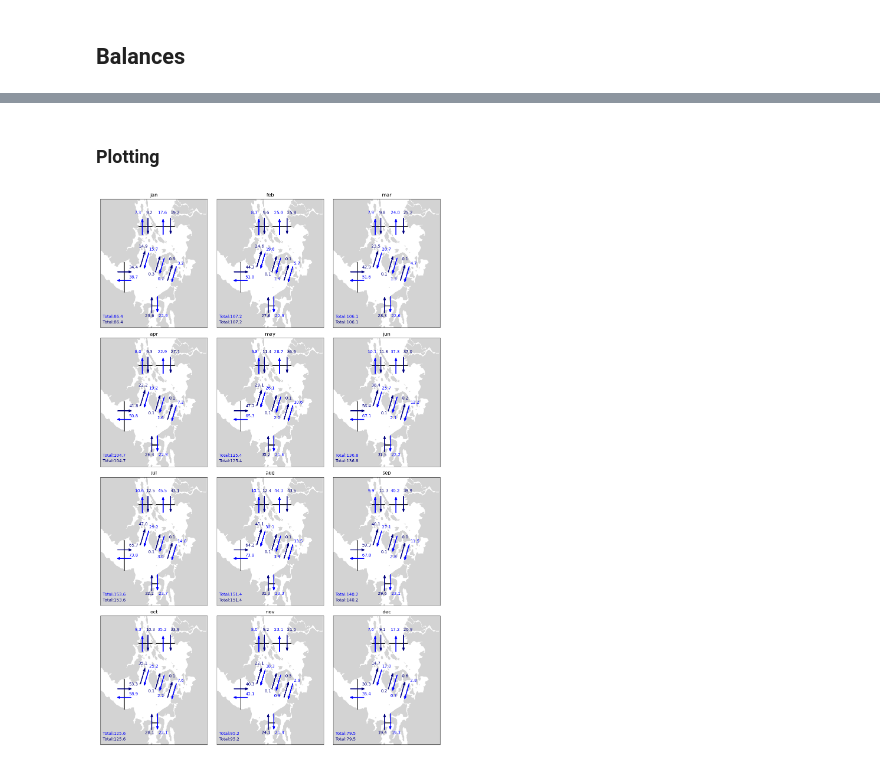
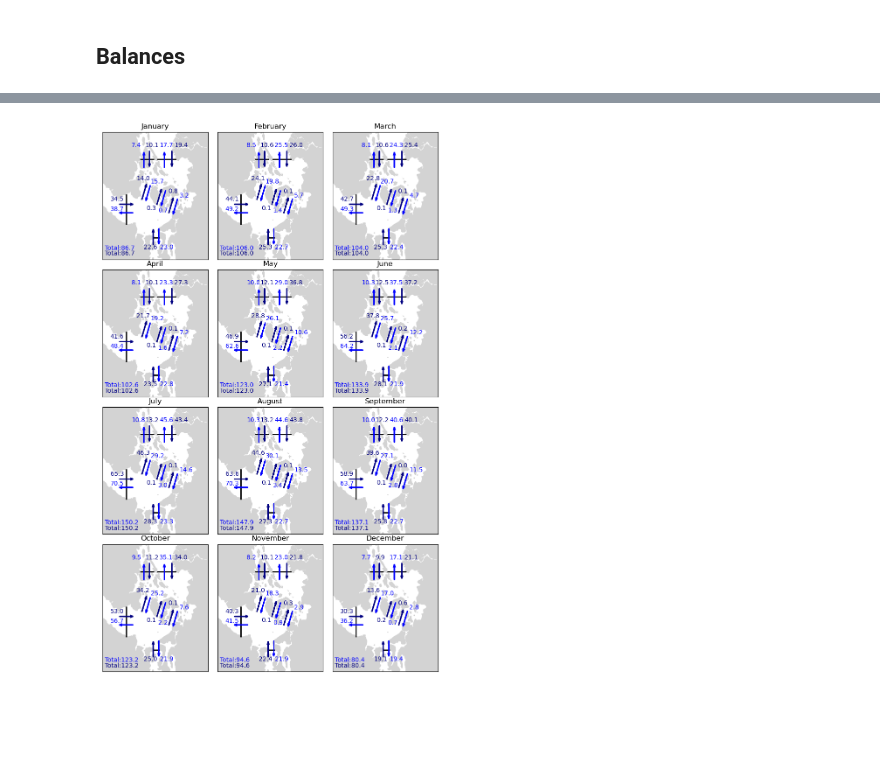
Before and after one commit to SalishSeaCast/analysis-camryn, a Jupyter notebook: Ariane/calculate_balances_avg.ipynb, the cells around one changed output, grey strips where cells are left out. Saved outputs shown, nothing was run; the diff lists cells and outputs as text; code cells hidden in the pictures; blank space fills up the shorter version.

```diff
--- a/Ariane/calculate_balances_avg.ipynb
+++ b/Ariane/calculate_balances_avg.ipynb
@@ -122,7 +122,7 @@ warnings.filterwarnings('ignore', category=RuntimeWarning)
 
 # files = ['forpr_ros3','forpr_haro3','forvs_haro3']
 files = ['forpr_sjc3','forgulf_sjc3','forvs_sjc3','foradm_sjc3','forpr_ros3','forgulf_ros3','forvs_ros3','foradm_ros3',
-         'forpr_haro3','forgulf_haro3','forvs_haro3','foradm_haro3']
+         'forpr_haro3','forgulf_haro3','forvs_haro3','foradm_haro32'] # Update config for foradm_haro
 namen = ['datafvs']
 
 starttime = 1
@@ -330,17 +313,18 @@ leave_total = np.zeros_like(vstoadm_haro_avg)
 ent_total = np.zeros_like(vstoadm_haro_avg)
 
 for i in range(12):
-    leave_vic[i] = np.sum([np.mean([vstoadm_sjc_avg.Transport[i] ,vstoadm_haro_avg.Transport[i] ,vstoadm_ros_avg.Transport[i] ]),vstopr_ros_avg.Transport[i],vstogulf_ros_avg.Transport[i],vstopr_haro_avg.Transport[i],vstogulf_haro_avg.Transport[i],vstopr_sjc_avg.Transport[i],vstogulf_sjc_avg.Transport[i]])
-    ent_vic[i] = np.sum([np.mean([admtovs_sjc_avg.Transport[i] ,admtovs_haro_avg.Transport[i] ,admtovs_ros_avg.Transport[i] ]),prtovs_ros_avg.Transport[i],gulftovs_ros_avg.Transport[i],prtovs_haro_avg.Transport[i],gulftovs_haro_avg.Transport[i],prtovs_sjc_avg.Transport[i],gulftovs_sjc_avg.Transport[i]])
+    leave_vic[i] = np.sum([vstoadm_haro_avg.Transport[i],vstopr_ros_avg.Transport[i],vstogulf_ros_avg.Transport[i],vstopr_haro_avg.Transport[i],vstogulf_haro_avg.Transport[i],vstopr_sjc_avg.Transport[i],vstogulf_sjc_avg.Transport[i]])
+    ent_vic[i] = np.sum([admtovs_haro_avg.Transport[i],prtovs_ros_avg.Transport[i],gulftovs_ros_avg.Transport[i],prtovs_haro_avg.Transport[i],gulftovs_haro_avg.Transport[i],prtovs_sjc_avg.Transport[i],gulftovs_sjc_avg.Transport[i]])
 
-    leave_adm[i] = np.sum([np.mean([admtovs_sjc_avg.Transport[i] ,admtovs_haro_avg.Transport[i] ,admtovs_ros_avg.Transport[i] ]),admtopr_ros_avg.Transport[i],admtogulf_ros_avg.Transport[i],admtopr_haro_avg.Transport[i],admtogulf_haro_avg.Transport[i],admtopr_sjc_avg.Transport[i],admtogulf_sjc_avg.Transport[i]])
-    ent_adm[i] = np.sum([np.mean([vstoadm_sjc_avg.Transport[i] ,vstoadm_haro_avg.Transport[i] ,vstoadm_ros_avg.Transport[i] ]),prtoadm_ros_avg.Transport[i],gulftoadm_ros_avg.Transport[i],prtoadm_haro_avg.Transport[i],gulftoadm_haro_avg.Transport[i],prtoadm_sjc_avg.Transport[i],gulftoadm_sjc_avg.Transport[i]])
+    leave_adm[i] = np.sum([admtovs_haro_avg.Transport[i],admtopr_ros_avg.Transport[i],admtogulf_ros_avg.Transport[i],admtopr_haro_avg.Transport[i],admtogulf_haro_avg.Transport[i],admtopr_sjc_avg.Transport[i],admtogulf_sjc_avg.Transport[i]])
+    # leave_adm[i] = np.sum([np.mean([admtovs_sjc_avg.Transport[i] ,admtovs_ros_avg.Transport[i] ]),admtopr_ros_avg.Transport[i],admtogulf_ros_avg.Transport[i],admtopr_haro_avg.Transport[i],admtogulf_haro_avg.Transport[i],admtopr_sjc_avg.Transport[i],admtogulf_sjc_avg.Transport[i]])
+    ent_adm[i] = np.sum([vstoadm_haro_avg.Transport[i],prtoadm_ros_avg.Transport[i],gulftoadm_ros_avg.Transport[i],prtoadm_haro_avg.Transport[i],gulftoadm_haro_avg.Transport[i],prtoadm_sjc_avg.Transport[i],gulftoadm_sjc_avg.Transport[i]])
 
-    leave_pr[i] = np.sum([np.mean([prtogulf_sjc_avg.Transport[i] ,prtogulf_haro_avg.Transport[i] ,prtogulf_ros_avg.Transport[i] ]),prtoadm_ros_avg.Transport[i],prtovs_ros_avg.Transport[i],prtoadm_haro_avg.Transport[i],prtovs_haro_avg.Transport[i],prtoadm_sjc_avg.Transport[i],prtovs_sjc_avg.Transport[i]])
-    ent_pr[i] = np.sum([np.mean([gulftopr_sjc_avg.Transport[i] ,gulftopr_haro_avg.Transport[i] ,gulftopr_ros_avg.Transport[i] ]),admtopr_ros_avg.Transport[i],vstopr_ros_avg.Transport[i],admtopr_haro_avg.Transport[i],vstopr_haro_avg.Transport[i],admtopr_sjc_avg.Transport[i],vstopr_sjc_avg.Transport[i]])
+    leave_pr[i] = np.sum([prtogulf_haro_avg.Transport[i],prtoadm_ros_avg.Transport[i],prtovs_ros_avg.Transport[i],prtoadm_haro_avg.Transport[i],prtovs_haro_avg.Transport[i],prtoadm_sjc_avg.Transport[i],prtovs_sjc_avg.Transport[i]])
+    ent_pr[i] = np.sum([gulftopr_haro_avg.Transport[i],admtopr_ros_avg.Transport[i],vstopr_ros_avg.Transport[i],admtopr_haro_avg.Transport[i],vstopr_haro_avg.Transport[i],admtopr_sjc_avg.Transport[i],vstopr_sjc_avg.Transport[i]])
 
-    leave_gulf[i] = np.sum([np.mean([gulftopr_sjc_avg.Transport[i] ,gulftopr_haro_avg.Transport[i] ,gulftopr_ros_avg.Transport[i] ]),gulftoadm_ros_avg.Transport[i],gulftovs_ros_avg.Transport[i],gulftoadm_haro_avg.Transport[i],gulftovs_haro_avg.Transport[i],gulftoadm_sjc_avg.Transport[i],gulftovs_sjc_avg.Transport[i]])
-    ent_gulf[i] = np.sum([np.mean([prtogulf_sjc_avg.Transport[i] ,prtogulf_haro_avg.Transport[i] ,prtogulf_ros_avg.Transport[i] ]),admtogulf_ros_avg.Transport[i],vstogulf_ros_avg.Transport[i],admtogulf_haro_avg.Transport[i],vstogulf_haro_avg.Transport[i],admtogulf_sjc_avg.Transport[i],vstogulf_sjc_avg.Transport[i]])
+    leave_gulf[i] = np.sum([gulftopr_haro_avg.Transport[i],gulftoadm_ros_avg.Transport[i],gulftovs_ros_avg.Transport[i],gulftoadm_haro_avg.Transport[i],gulftovs_haro_avg.Transport[i],gulftoadm_sjc_avg.Transport[i],gulftovs_sjc_avg.Transport[i]])
+    ent_gulf[i] = np.sum([prtogulf_haro_avg.Transport[i],admtogulf_ros_avg.Transport[i],vstogulf_ros_avg.Transport[i],admtogulf_haro_avg.Transport[i],vstogulf_haro_avg.Transport[i],admtogulf_sjc_avg.Transport[i],vstogulf_sjc_avg.Transport[i]])
 
     leave_total[i] = np.sum([leave_vic[i],leave_pr[i],leave_adm[i],leave_gulf[i]])
     ent_total[i] = np.sum([ent_vic[i],ent_pr[i],ent_adm[i],ent_gulf[i]])
@@ -415,5 +399,3 @@ print(total)
-# %% [markdown]
-### Plotting
 # %%
 vs_y = np.arange(233,303,1)
 vs_x = np.linspace(177,177,len(vs_y))
@@ -424,11 +406,11 @@ pr_y = np.linspace(386,386,len(pr_x))
 gulf_x = np.arange(216,251,1)
 gulf_y = np.linspace(386,386,len(gulf_x))
 
-months = ['jan','feb','mar','apr','may','jun','jul','aug','sep','oct','nov','dec']
+months = ['January','February','March','April','May','June','July','August','September','October','November','December']
 lw = 2
 
 subdomain = [114, 397, 150, 450]
-fig,[[ax1,ax2,ax3],[ax4,ax5,ax6],[ax7,ax8,ax9],[ax10,ax11,ax12]] = plt.subplots(4,3,figsize=(18, 24))
+fig,[[ax1,ax2,ax3],[ax4,ax5,ax6],[ax7,ax8,ax9],[ax10,ax11,ax12]] = plt.subplots(4,3,figsize=(12, 16))
 
 for ii,ax in enumerate([ax1,ax2,ax3,ax4,ax5,ax6,ax7,ax8,ax9,ax10,ax11,ax12]):
     for attr, color in zip(['contourf', 'contour'], ['lightgray', 'lightgrey']):
@@ -448,53 +430,53 @@ for ii,ax in enumerate([ax1,ax2,ax3,ax4,ax5,ax6,ax7,ax8,ax9,ax10,ax11,ax12]):
     ax.plot(gulf_x,gulf_y,color='k',lw=2)
 
     #VicSill arrows
-    ax.text(190, 288, '{:.1f}'.format(float(np.round(leave_vic[ii] / 1000, 1))),color='navy')
-    ax.text(190, 265, '{:.1f}'.format(float(np.round(ent_vic[ii] / 1000, 1))),color='blue')
+    ax.text(135, 288, '{:.1f}'.format(float(np.round(leave_vic[ii] / 1000, 1))),color='navy')
+    ax.text(135, 265, '{:.1f}'.format(float(np.round(ent_vic[ii] / 1000, 1))),color='blue')
     ax.arrow(160, 280, 30, 0, head_width=4, edgecolor='navy', facecolor='navy', zorder=10,lw=lw)
     ax.arrow(195, 260, -30, 0, head_width=4, edgecolor='blue', facecolor='blue', zorder=10,lw=lw)
 
     #PointRob arrows
-    ax.text(266, 415, '{:.1f}'.format(float(np.round(ent_pr[ii] / 1000, 1))),color='blue')
-    ax.text(300, 415, '{:.1f}'.format(float(np.round(leave_pr[ii] / 1000, 1))),color='navy')
+    ax.text(267, 415, '{:.1f}'.format(float(np.round(ent_pr[ii] / 1000, 1))),color='blue')
+    ax.text(307, 415, '{:.1f}'.format(float(np.round(leave_pr[ii] / 1000, 1))),color='navy')
     ax.arrow(280, 367, 0, 30, head_width=4, edgecolor='blue', facecolor='blue', zorder=10,lw=lw)
     ax.arrow(300, 405, 0, -30, head_width=4, edgecolor='navy', facecolor='navy', zorder=10,lw=lw)
 
     #Gulf arrows
-    ax.text(205, 415, '{:.1f}'.format(float(np.round(ent_gulf[ii] / 1000, 1))),color='blue')
-    ax.text(235, 415, '{:.1f}'.format(float(np.round(leave_gulf[ii] / 1000, 1))),color='navy')
+    ax.text(192, 415, '{:.1f}'.format(float(np.round(ent_gulf[ii] / 1000, 1))),color='blue')
+    ax.text(229, 415, '{:.1f}'.format(float(np.round(leave_gulf[ii] / 1000, 1))),color='navy')
     ax.arrow(225, 367, 0, 30, head_width=4, edgecolor='blue', facecolor='blue', zorder=10,lw=lw)
     ax.arrow(240, 405, 0, -30, head_width=4, edgecolor='navy', facecolor='navy', zorder=10,lw=lw)
 
     #Adm arrows
-    ax.text(232, 175, '{:.1f}'.format(float(np.round(leave_adm[ii] / 1000, 1))),color='navy')
+    ax.text(225, 175, '{:.1f}'.format(float(np.round(leave_adm[ii] / 1000, 1))),color='navy')
     ax.text(268, 175, '{:.1f}'.format(float(np.round(ent_adm[ii] / 1000, 1))),color='blue')
     ax.arrow(250, 185, 0, 30, head_width=4, edgecolor='navy', facecolor='navy', zorder=10,lw=lw)
     ax.arrow(265, 222, 0, -30, head_width=4, edgecolor='blue', facecolor='blue', zorder=10,lw=lw)
 
     #Haro arrows
-    ax.text(215, 337, '{:.1f}'.format(float(np.round(N_haro[ii] / 1000, 1))),color='navy')
+    ax.text(205, 337, '{:.1f}'.format(float(np.round(N_haro[ii] / 1000, 1))),color='navy')
     ax.text(243, 330, '{:.1f}'.format(float(np.round(S_haro[ii] / 1000, 1))),color='blue')
     ax.arrow(220, 292, 10, 30, head_width=4, edgecolor='navy', facecolor='navy', zorder=10,lw=lw)
     ax.arrow(242, 324, -10, -30, head_width=4, edgecolor='blue', facecolor='blue', zorder=10,lw=lw)
 
     # #SJC arrows
-    ax.text(240, 272, '{:.1f}'.format(float(np.round(N_sjc[ii] / 1000, 1))),color='navy')
-    ax.text(265, 261, '{:.1f}'.format(float(np.round(S_sjc[ii] / 1000, 1))),color='blue')
+    ax.text(232, 267, '{:.1f}'.format(float(np.round(N_sjc[ii] / 1000, 1))),color='navy')
+    ax.text(263, 261, '{:.1f}'.format(float(np.round(S_sjc[ii] / 1000, 1))),color='blue')
     ax.arrow(260, 280, 10, 30, head_width=4, edgecolor='navy', facecolor='navy', zorder=10,lw=lw)
     ax.arrow(283, 312, -10, -30, head_width=4, edgecolor='blue', facecolor='blue', zorder=10,lw=lw)
 
     # #Rosario arrows
-    ax.text(295, 307, '{:.1f}'.format(float(np.round(N_ros[ii] / 1000, 1))),color='navy')
-    ax.text(318, 297, '{:.1f}'.format(float(np.round(S_ros[ii] / 1000, 1))),color='blue')
+    ax.text(290, 307, '{:.1f}'.format(float(np.round(N_ros[ii] / 1000, 1))),color='navy')
+    ax.text(320, 297, '{:.1f}'.format(float(np.round(S_ros[ii] / 1000, 1))),color='blue')
     ax.arrow(292, 260, 10, 30, head_width=4, edgecolor='navy', facecolor='navy', zorder=10,lw=lw)
     ax.arrow(315, 292, -10, -30, head_width=4, edgecolor='blue', facecolor='blue', zorder=10,lw=lw)
 
     #Total
     ax.text(120, 160, 'Total:'+ '{:.1f}'.format(float(np.round(ent_total[ii] / 1000, 1))),color='navy')
     ax.text(120, 173, 'Total:'+ '{:.1f}'.format(float(np.round(leave_total[ii] / 1000, 1))),color='blue')
 
     ax.set_title(months[ii])
 
 fig.subplots_adjust(hspace=0.08,wspace=-0.35)
 # %% [output]
-[figure, old version]
+[figure, new version]
```
Also changed, not shown: parts of 17 cells of this notebook.
